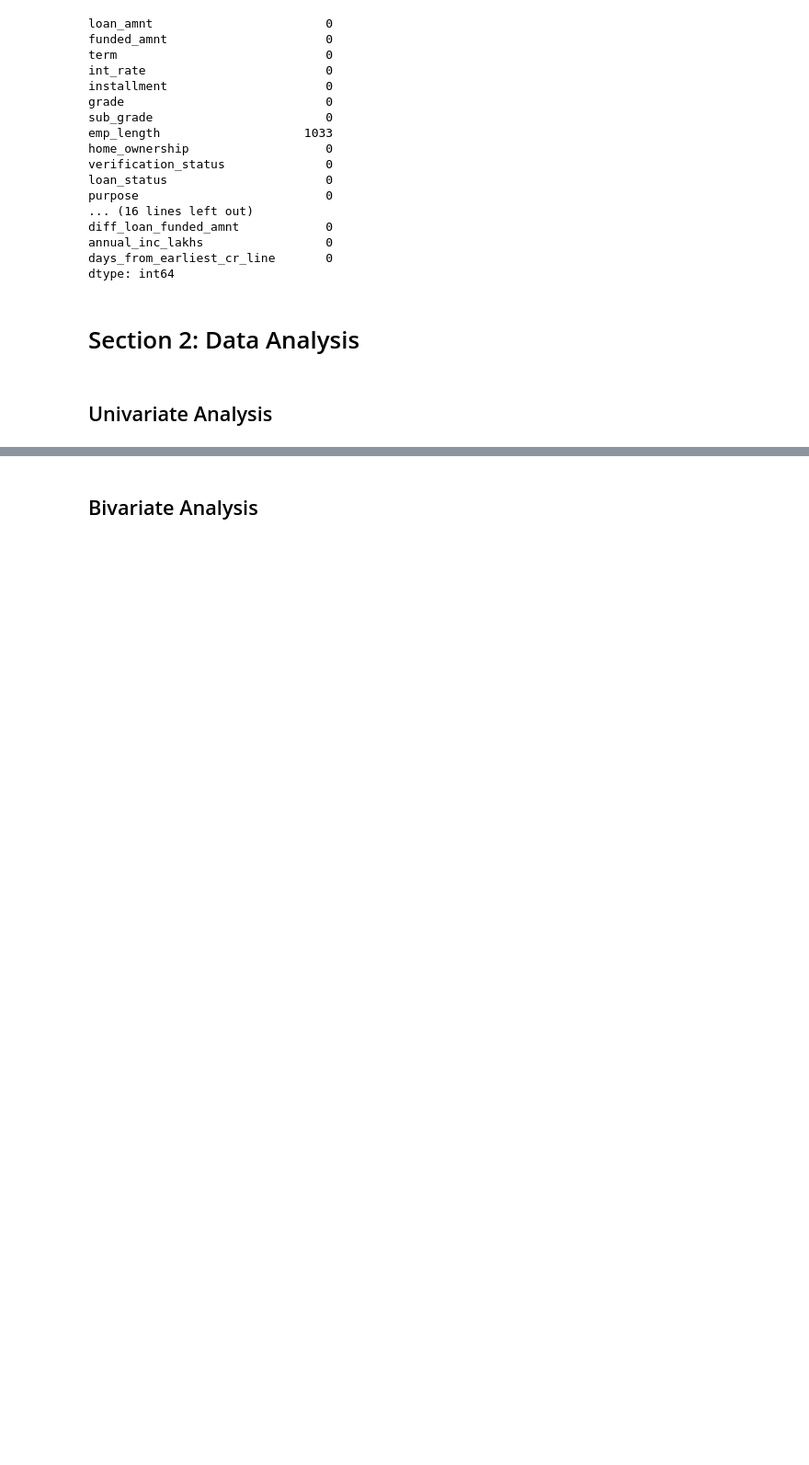
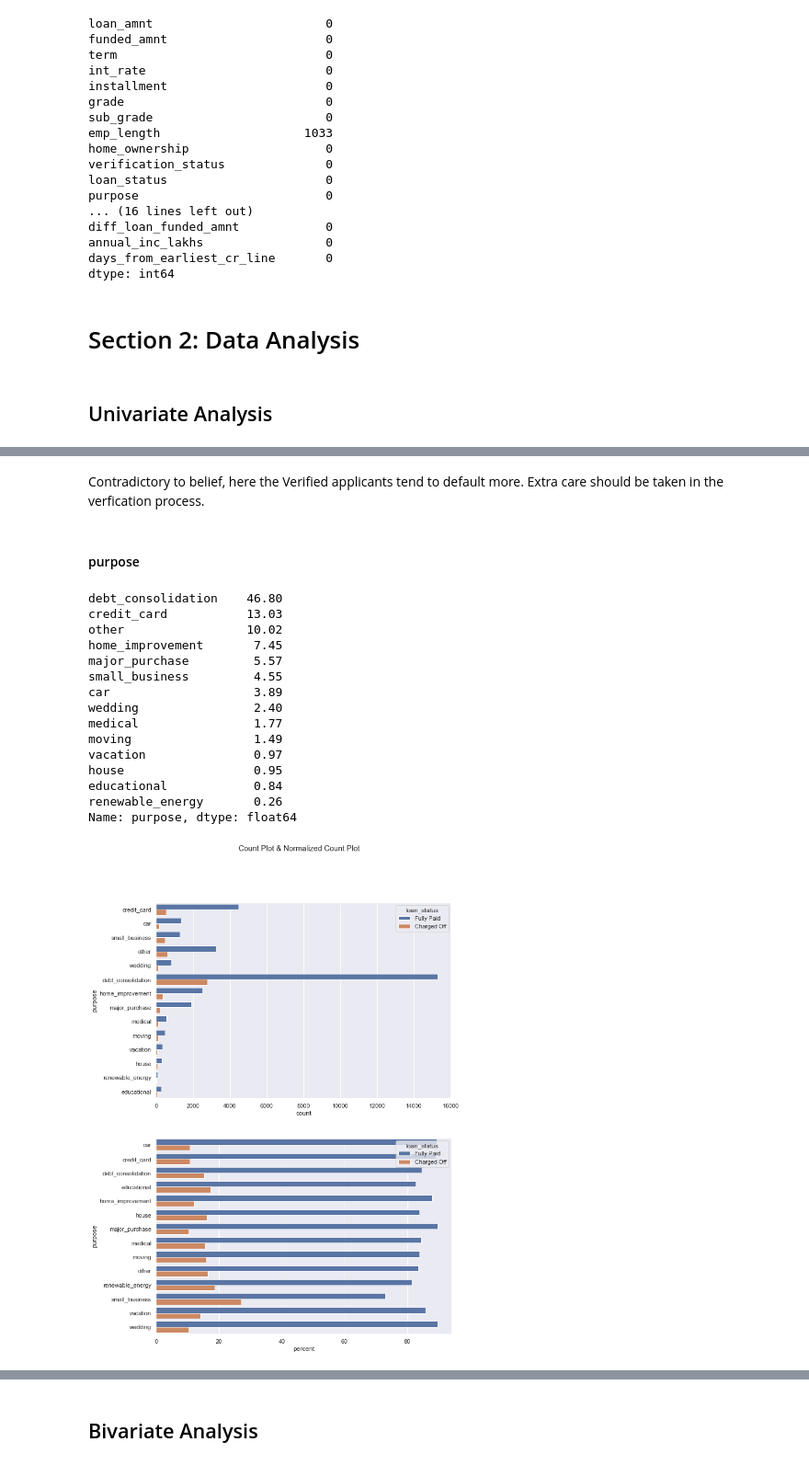
Before and after one commit to G-Slient/fraud_detection, a Jupyter notebook: Lending Club - Case Study.ipynb, the cells around one changed output, grey strips where cells are left out. Shown at 92% size. Cells and saved outputs as stored; diff of their text form; code cells hidden in the pictures; blank space fills up the shorter version.

```diff
--- a/Lending Club - Case Study.ipynb
+++ b/Lending Club - Case Study.ipynb
@@ -449,0 +561,33 @@ dtype: int64
+# %% [markdown]
+Contradictory to belief, here the Verified applicants tend to default more. Extra care should be taken in the verfication process.
+# %% [markdown]
+#### purpose
+# %%
+normalize_values(loan_df, 'purpose')
+
+univariate_analysis(loan_df,
+                    "purpose",
+                    "loan_status",
+                    title="Count Plot & Normalized Count Plot",
+                    size=(10,15),
+                    hori_stack=False)
+
+
+#plot_countplot(loan_df, "purpose", "loan_status", title="Count Plot of Purpose of the Loan", size=(12,8), orientation="horizontal")
+# %% [output]
+debt_consolidation    46.80
+credit_card           13.03
+other                 10.02
+home_improvement       7.45
+major_purchase         5.57
+small_business         4.55
+car                    3.89
+wedding                2.40
+medical                1.77
+moving                 1.49
+vacation               0.97
+house                  0.95
+educational            0.84
+renewable_energy       0.26
+Name: purpose, dtype: float64
+[figure, added]
```
Also changed, not shown: parts of 85 cells of this notebook.
